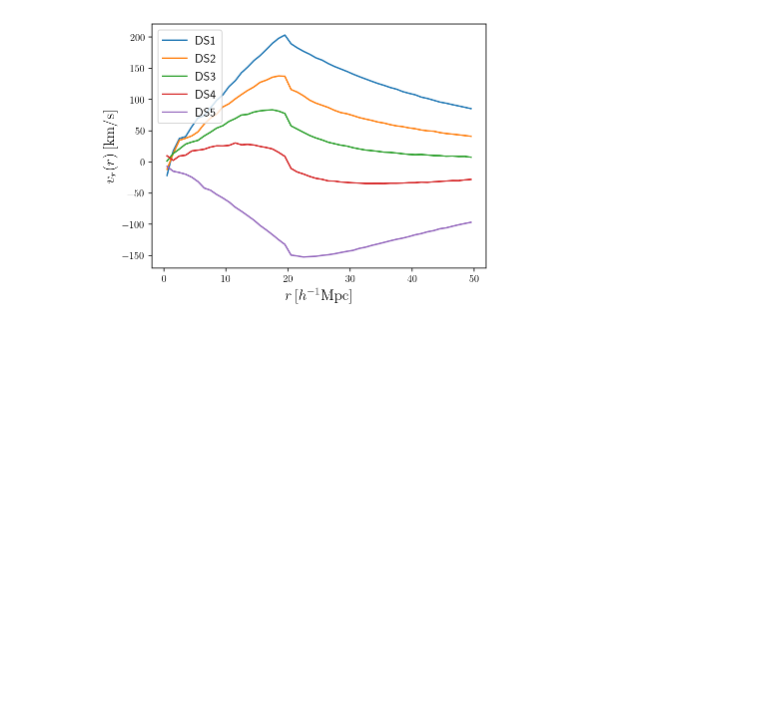
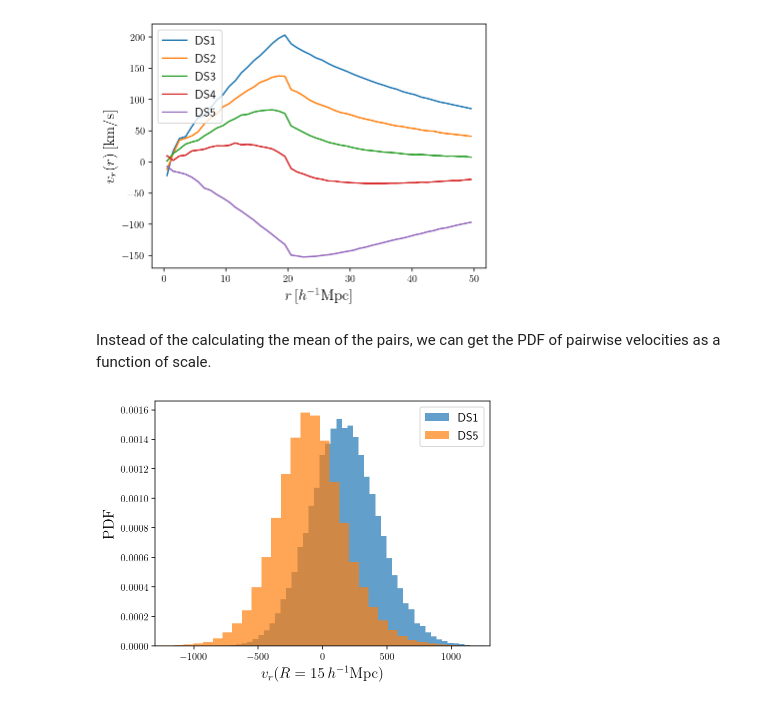
Before and after one commit to epaillas/densitysplit, a Jupyter notebook: examples/clustering_statistics.ipynb, the cells around one changed output. Saved outputs shown, nothing was run; the diff lists cells and outputs as text; code cells hidden in the pictures; blank space fills up the shorter version.

Commit message:
Add radial velocity PDF example

```diff
--- a/examples/clustering_statistics.ipynb
+++ b/examples/clustering_statistics.ipynb
@@ -114,3 +114,31 @@ ax.legend(fontsize=12)
 plt.show()
 # %% [output]
 [figure]
+# %% [markdown]
+Instead of the calculating the mean of the pairs, we can get the PDF of pairwise velocities as a function of scale.
+# %%
+rbins = np.linspace(15, 25, 11)
+
+pdf_v_r = {}
+
+for qt in [1, 2, 3, 4, 5]:
+    pos_ds = quantiles[f'DS{qt}']
+    vel_ds = np.zeros(np.shape(pos_ds))
+
+    pdf_v_r[f'DS{qt}'] = pdf_radial_velocity_r(positions1=pos_ds, positions2=pos_gal,
+                        velocities1=vel_ds, velocities2=vel_gal, box_size=box_size,
+                        rbins=rbins, nthreads=4)
+# %%
+fig, ax = plt.subplots(figsize=(6, 4.5))
+
+for qt in [1, 5]:
+    ax.hist(pdf_v_r[f'DS{qt}'][:, 0], label=f'DS{qt}', bins=60, density=True, alpha=0.7)
+
+ax.set_xlabel(r'$v_r(R = 15\,h^{-1}{\rm Mpc})$', fontsize=15)
+ax.set_ylabel(r'${\rm PDF}$', fontsize=15)
+ax.legend(fontsize=12)
+ax.set_xlim(-1300, 1300)
+
+plt.show()
+# %% [output]
+[figure, added]
```
Also changed, not shown: parts of 1 cell of this notebook.
